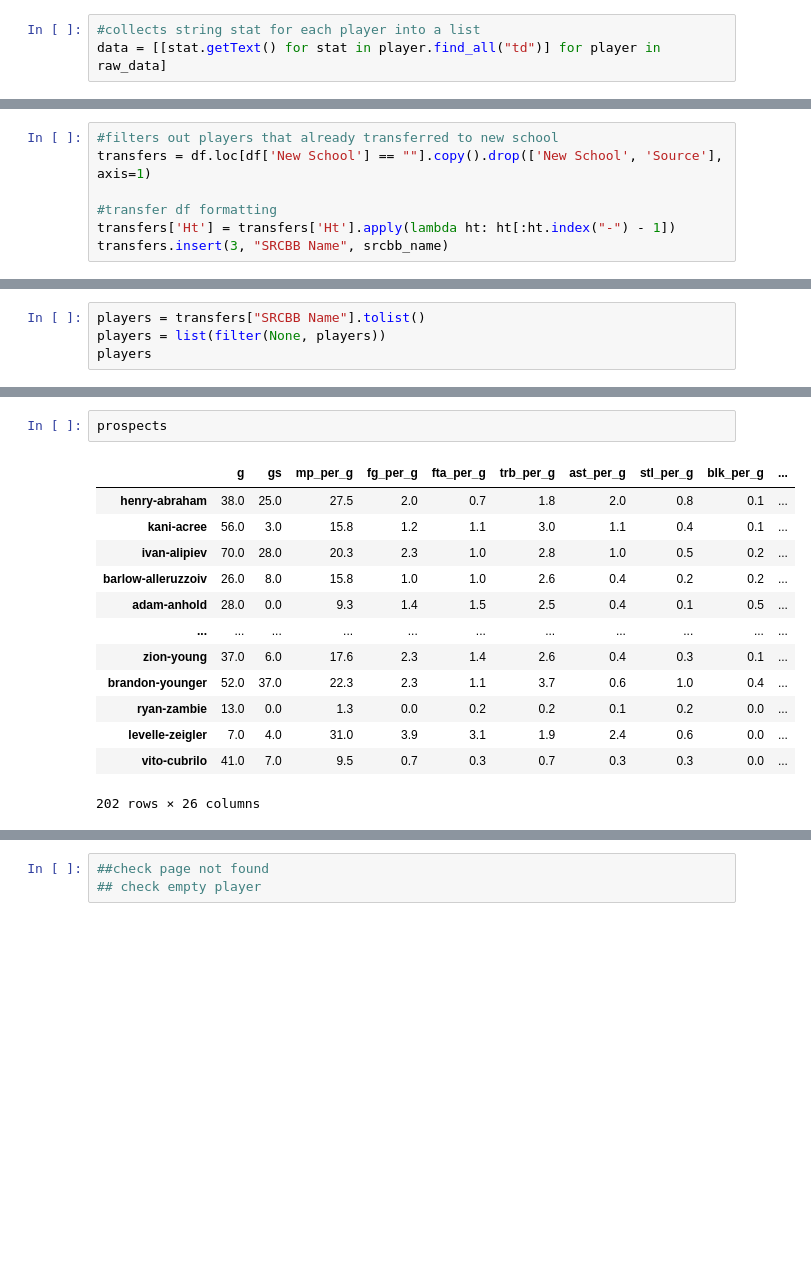
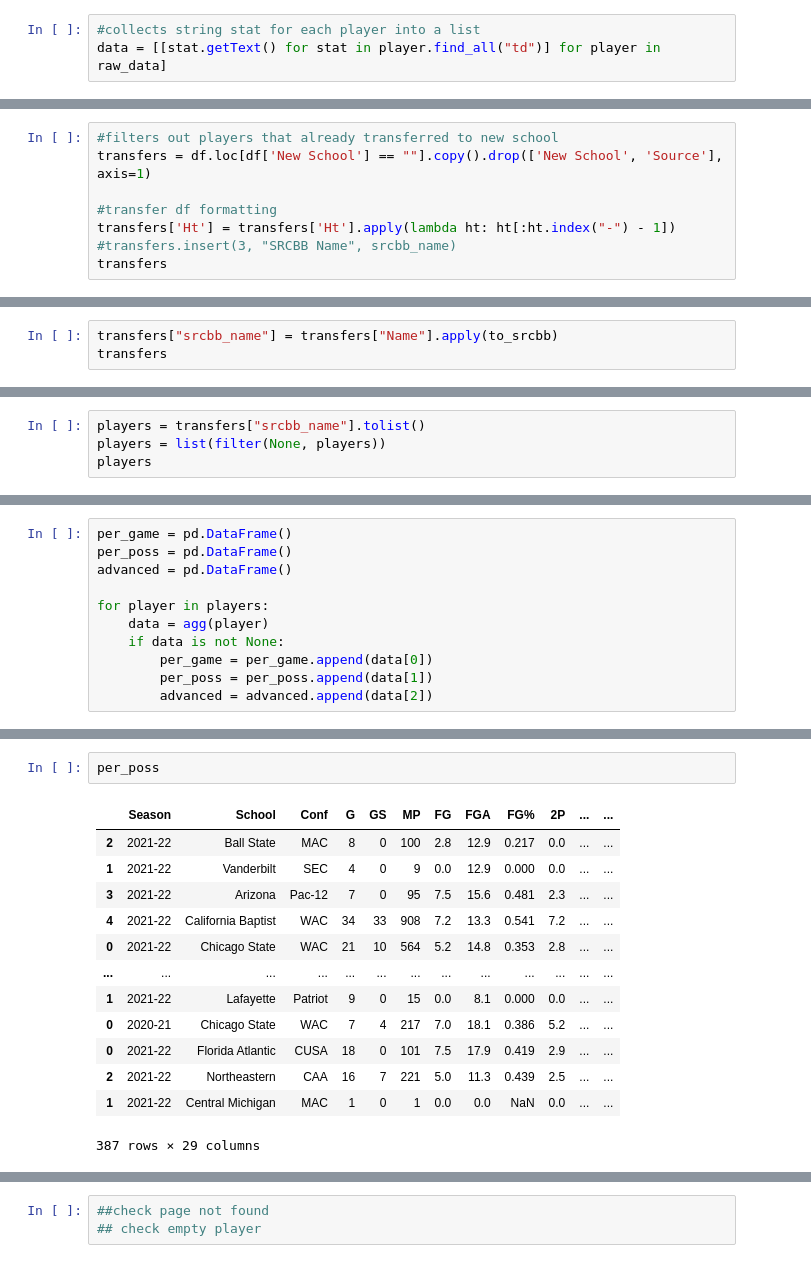
Before and after one commit to andrewli2403/ncaa-transfer-portal-evaluator, a Jupyter notebook: data_collector.ipynb, the cells around one changed output, grey strips where cells are left out. Drawn from its saved outputs; the diff is of its cells as text; blank space fills up the shorter version.

```diff
--- a/data_collector.ipynb
+++ b/data_collector.ipynb
@@ -73,4 +70,5 @@ transfers = df.loc[df['New School'] == ""].copy().drop(['New School', 'Source'],
 
 #transfer df formatting
 transfers['Ht'] = transfers['Ht'].apply(lambda ht: ht[:ht.index("-") - 1])
-transfers.insert(3, "SRCBB Name", srcbb_name)
+#transfers.insert(3, "SRCBB Name", srcbb_name)
+transfers
@@ -76,0 +89,3 @@ transfers.insert(3, "SRCBB Name", srcbb_name)
+# %%
+transfers["srcbb_name"] = transfers["Name"].apply(to_srcbb)
+transfers
@@ -94,5 +123,5 @@ transfers
 # %%
-players = transfers["SRCBB Name"].tolist()
+players = transfers["srcbb_name"].tolist()
 players = list(filter(None, players))
 players
 # %% [output]
@@ -178,0 +202,11 @@ vito-cubrilo
+# %%
+per_game = pd.DataFrame()
+per_poss = pd.DataFrame()
+advanced = pd.DataFrame()
+
+for player in players:
+    data = agg(player)
+    if data is not None:
+        per_game = per_game.append(data[0])
+        per_poss = per_poss.append(data[1])
+        advanced = advanced.append(data[2])
@@ -179,16 +229,16 @@ vito-cubrilo
 # %%
-prospects
+per_poss
 # %% [output]
-|  | g | gs | mp_per_g | fg_per_g | fta_per_g | trb_per_g | ast_per_g | stl_per_g | blk_per_g | ... |
-| henry-abraham | 38.0 | 25.0 | 27.5 | 2.0 | 0.7 | 1.8 | 2.0 | 0.8 | 0.1 | ... |
-| kani-acree | 56.0 | 3.0 | 15.8 | 1.2 | 1.1 | 3.0 | 1.1 | 0.4 | 0.1 | ... |
-| ivan-alipiev | 70.0 | 28.0 | 20.3 | 2.3 | 1.0 | 2.8 | 1.0 | 0.5 | 0.2 | ... |
-| barlow-alleruzzoiv | 26.0 | 8.0 | 15.8 | 1.0 | 1.0 | 2.6 | 0.4 | 0.2 | 0.2 | ... |
-| adam-anhold | 28.0 | 0.0 | 9.3 | 1.4 | 1.5 | 2.5 | 0.4 | 0.1 | 0.5 | ... |
-| ... | ... | ... | ... | ... | ... | ... | ... | ... | ... | ... |
-| zion-young | 37.0 | 6.0 | 17.6 | 2.3 | 1.4 | 2.6 | 0.4 | 0.3 | 0.1 | ... |
-| brandon-younger | 52.0 | 37.0 | 22.3 | 2.3 | 1.1 | 3.7 | 0.6 | 1.0 | 0.4 | ... |
-| ryan-zambie | 13.0 | 0.0 | 1.3 | 0.0 | 0.2 | 0.2 | 0.1 | 0.2 | 0.0 | ... |
-| levelle-zeigler | 7.0 | 4.0 | 31.0 | 3.9 | 3.1 | 1.9 | 2.4 | 0.6 | 0.0 | ... |
-| vito-cubrilo | 41.0 | 7.0 | 9.5 | 0.7 | 0.3 | 0.7 | 0.3 | 0.3 | 0.0 | ... |
+|  | Season | School | Conf | G | GS | MP | FG | FGA | FG% | 2P | ... | ... |
+| 2 | 2021-22 | Ball State | MAC | 8 | 0 | 100 | 2.8 | 12.9 | 0.217 | 0.0 | ... | ... |
+| 1 | 2021-22 | Vanderbilt | SEC | 4 | 0 | 9 | 0.0 | 12.9 | 0.000 | 0.0 | ... | ... |
+| 3 | 2021-22 | Arizona | Pac-12 | 7 | 0 | 95 | 7.5 | 15.6 | 0.481 | 2.3 | ... | ... |
+| 4 | 2021-22 | California Baptist | WAC | 34 | 33 | 908 | 7.2 | 13.3 | 0.541 | 7.2 | ... | ... |
+| 0 | 2021-22 | Chicago State | WAC | 21 | 10 | 564 | 5.2 | 14.8 | 0.353 | 2.8 | ... | ... |
+| ... | ... | ... | ... | ... | ... | ... | ... | ... | ... | ... | ... | ... |
+| 1 | 2021-22 | Lafayette | Patriot | 9 | 0 | 15 | 0.0 | 8.1 | 0.000 | 0.0 | ... | ... |
+| 0 | 2020-21 | Chicago State | WAC | 7 | 4 | 217 | 7.0 | 18.1 | 0.386 | 5.2 | ... | ... |
+| 0 | 2021-22 | Florida Atlantic | CUSA | 18 | 0 | 101 | 7.5 | 17.9 | 0.419 | 2.9 | ... | ... |
+| 2 | 2021-22 | Northeastern | CAA | 16 | 7 | 221 | 5.0 | 11.3 | 0.439 | 2.5 | ... | ... |
+| 1 | 2021-22 | Central Michigan | MAC | 1 | 0 | 1 | 0.0 | 0.0 | NaN | 0.0 | ... | ... |
-202 rows × 26 columns
+387 rows × 29 columns
```
Also changed, not shown: parts of 14 cells of this notebook, 8 other files.
